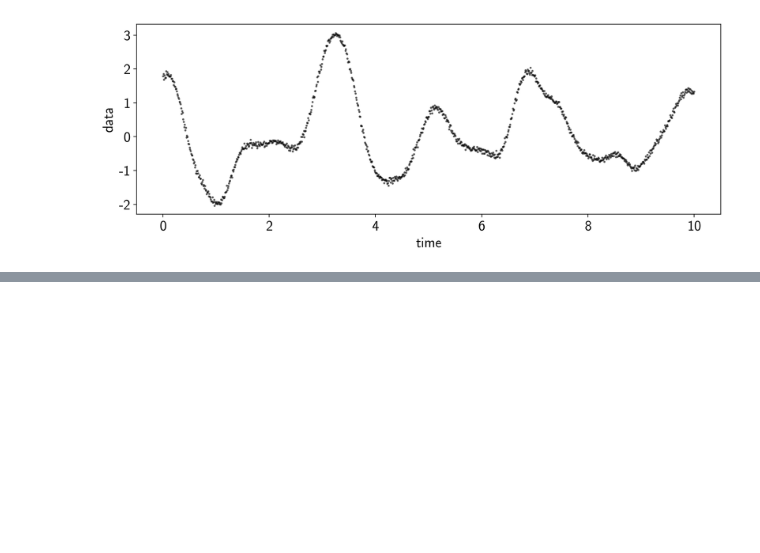
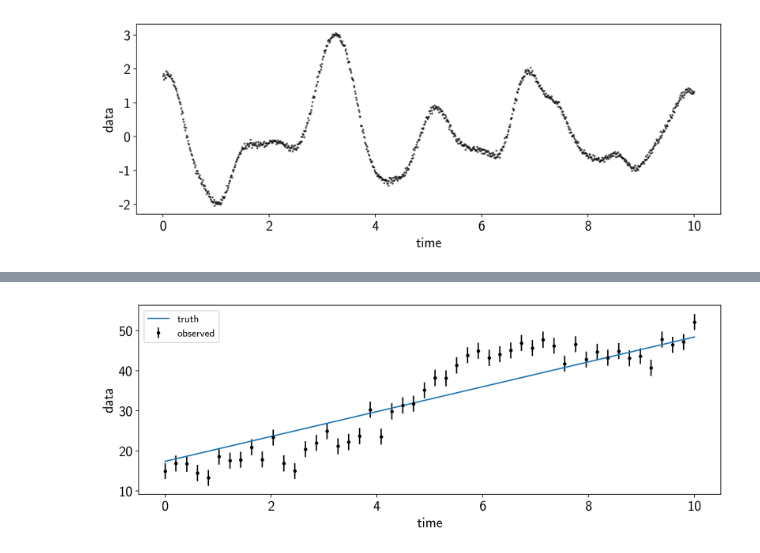
Before and after one commit to rodluger/tutorials, a Jupyter notebook: gps/02-Inference.ipynb, the cells around one changed output, grey strips where cells are left out. Saved outputs shown, nothing was run; the diff lists cells and outputs as text; code cells hidden in the pictures; blank space fills up the shorter version.

```diff
--- a/gps/02-Inference.ipynb
+++ b/gps/02-Inference.ipynb
@@ -55,0 +100,10 @@ plt.ylabel("data");
+# %%
+t, y, sigma = np.loadtxt("data/sample_data_line.txt", unpack=True)
+m_true, b_true, A_true, l_true = np.loadtxt("data/sample_data_line_truths.txt", unpack=True)
+plt.errorbar(t, y, yerr=sigma, fmt="k.", label="observed")
+plt.plot(t, m_true * t + b_true, color="C0", label="truth")
+plt.legend(fontsize=12)
+plt.xlabel("time")
+plt.ylabel("data");
+# %% [output]
+[figure, added]
```
Also changed, not shown: parts of 6 cells of this notebook, 3 other files.
